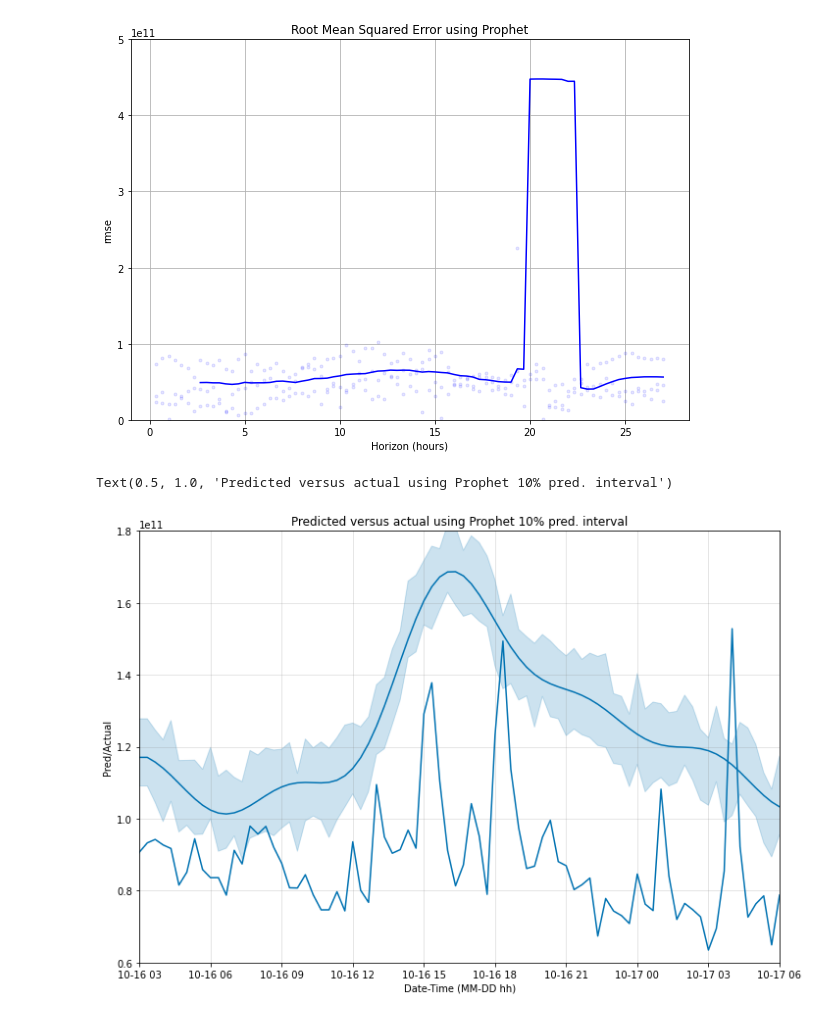
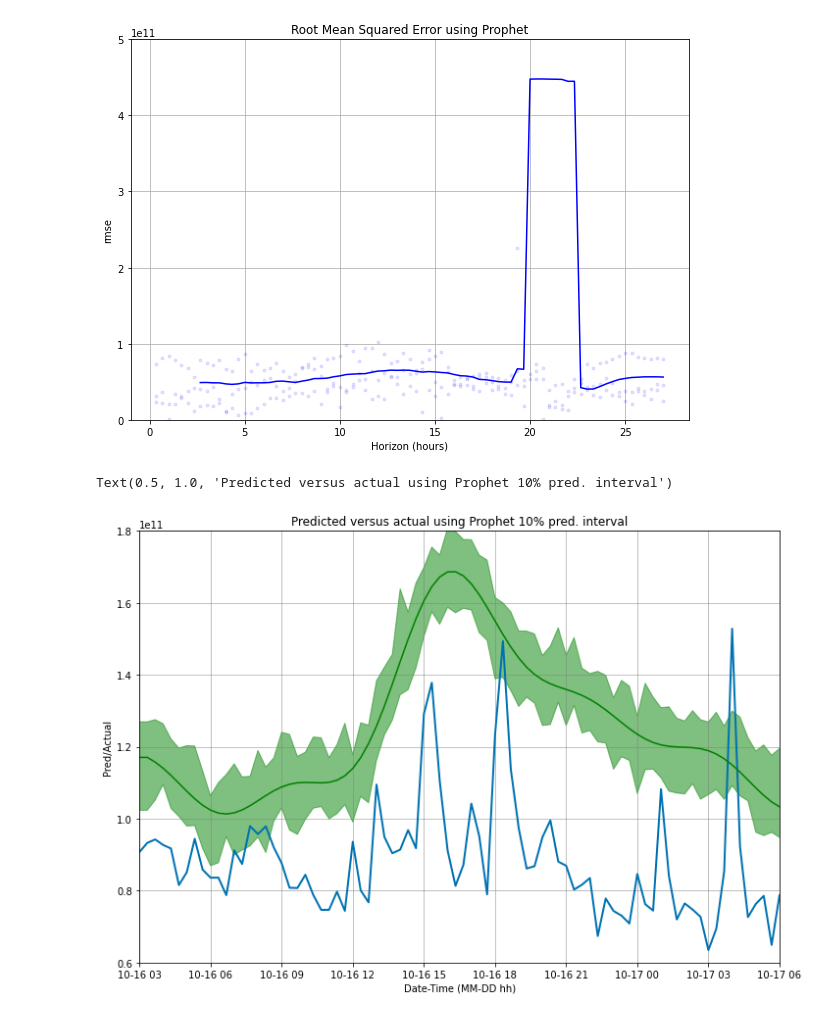
Before and after one commit to andrasfe/ethgas, a Jupyter notebook: prophet-model-comparison.ipynb, the cells around one changed output. Cells and saved outputs as stored; diff of their text form; code cells hidden in the pictures.

```diff
--- a/prophet-model-comparison.ipynb
+++ b/prophet-model-comparison.ipynb
@@ -93,33 +93,36 @@ Text(0.5, 1.0, 'Root Mean Squared Error using Prophet')
 # %%
 def plot1(m, fcst, ax=None, uncertainty=True, plot_cap=True, xlabel='ds', ylabel='y',
     figsize=(10, 6)
 ):
     if ax is None:
         fig = plt.figure(facecolor='w', figsize=figsize)
         ax = fig.add_subplot(111)
     else:
         fig = ax.get_figure()
+
     fcst_t = fcst['ds'].dt.to_pydatetime()
-    ax.plot(m.history['ds'].dt.to_pydatetime(), m.history['y'], linestyle='solid', linewidth=3, c='#0072B2')
-    ax.plot(fcst_t, fcst['yhat'], ls='-', c='#0072B2')
+
+
+    ax.plot(m.history['ds'].dt.to_pydatetime(), m.history['y'], linestyle='solid', linewidth=2, c='#0072B2')
+    ax.plot(fcst_t, fcst['yhat'], ls='-', color='green')
     if 'cap' in fcst and plot_cap:
         ax.plot(fcst_t, fcst['cap'], ls='--', c='k')
     if m.logistic_floor and 'floor' in fcst and plot_cap:
         ax.plot(fcst_t, fcst['floor'], ls='--', c='k')
     if uncertainty:
         ax.fill_between(fcst_t, fcst['yhat_lower'], fcst['yhat_upper'],
-                        color='#0072B2', alpha=0.2)
-    ax.grid(True, which='major', c='gray', ls='-', lw=1, alpha=0.2)
+                        color='green', alpha=0.5)
+    ax.grid(True, which='major', c='gray', ls='-', lw=1, alpha=0.5)
     ax.set_xlabel(xlabel)
     ax.set_ylabel(ylabel)
     fig.tight_layout()
     return fig
+
+fig1 = plot1(m, df_cv2, figsize=(10, 7), xlabel='Date-Time (MM-DD hh)', ylabel='Pred/Actual')
+ax = fig1.gca()
+ax.set_xlim([start_date, end_date])
+ax.set_ylim(0.6e11, 1.8e11)
+ax.set_title('Predicted versus actual using Prophet 10% pred. interval')
+# %% [output]
+Text(0.5, 1.0, 'Predicted versus actual using Prophet 10% pred. interval')
+[figure, added]
-# %%
-fig1 = plot1(m, df_cv2, figsize=(10, 7), xlabel='Date-Time (MM-DD hh)', ylabel='Pred/Actual')
-ax = fig1.gca()
-ax.set_xlim([start_date, end_date])
-ax.set_ylim(0.6e11, 1.8e11)
-ax.set_title('Predicted versus actual using Prophet 10% pred. interval')
-# %% [output]
-Text(0.5, 1.0, 'Predicted versus actual using Prophet 10% pred. interval')
-[figure, removed]
```
Also changed, not shown: parts of 4 cells of this notebook.
